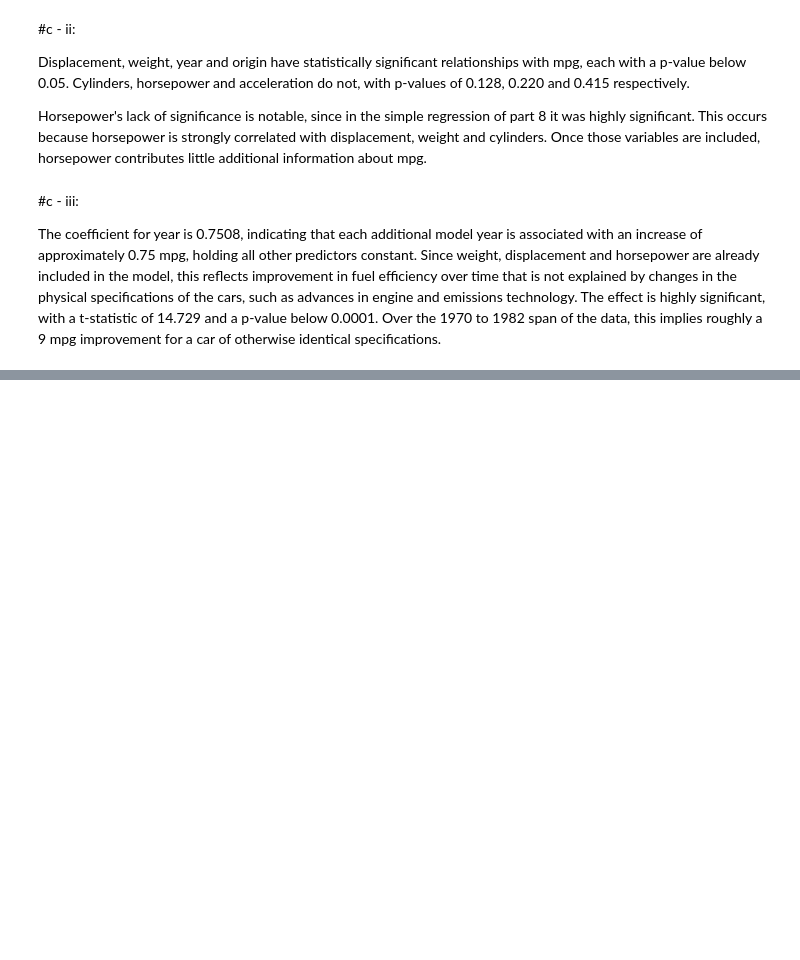
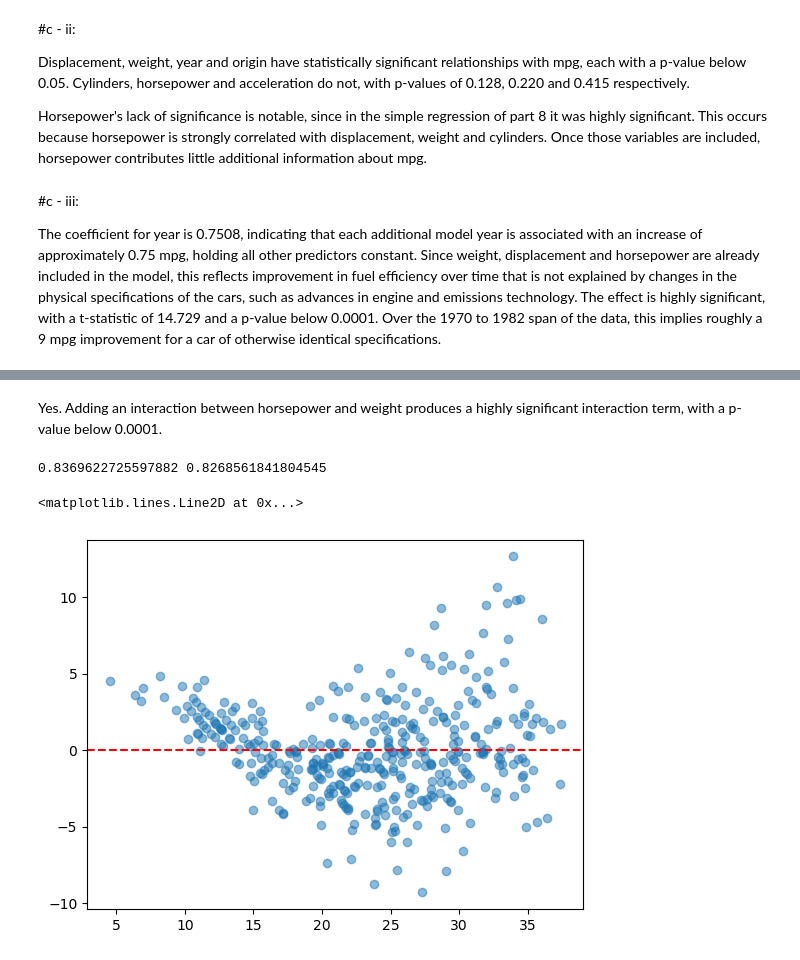
Before and after one commit to fatima-zahra20/ISLP-Solutions, a Jupyter notebook: MySolutionISLP_02.ipynb, the cells around one changed output, grey strips where cells are left out. Saved outputs shown, nothing was run; the diff lists cells and outputs as text; code cells hidden in the pictures; blank space fills up the shorter version.

```diff
--- a/MySolutionISLP_02.ipynb
+++ b/MySolutionISLP_02.ipynb
@@ -399,0 +423,10 @@ The coefficient for year is 0.7508, indicating that each additional model year i
+# %%
+# e)
+
+
+X = auto.drop(columns=['name', 'mpg', 'hp2', 'ones'], errors='ignore')
+X = sm.add_constant(X)
+X_int = X.copy()
+X_int['hp_x_weight'] = auto['horsepower'] * auto['weight']
+model_int = sm.OLS(y, X_int).fit()
+print(model_int.summary())
@@ -399,0 +451,28 @@ The coefficient for year is 0.7508, indicating that each additional model year i
+# %% [markdown]
+Yes. Adding an interaction between horsepower and weight produces a highly significant interaction term, with a p-value below 0.0001.
+# %%
+# f)
+
+import numpy as np
+
+base = auto.drop(columns=['name','mpg','hp2','ones'], errors='ignore')
+
+# log
+X_log = base.copy()
+X_log['horsepower'] = np.log(auto['horsepower'])
+m_log = sm.OLS(y, sm.add_constant(X_log)).fit()
+
+# square root
+X_sqrt = base.copy()
+X_sqrt['horsepower'] = np.sqrt(auto['horsepower'])
+m_sqrt = sm.OLS(y, sm.add_constant(X_sqrt)).fit()
+
+print(m_log.rsquared, m_sqrt.rsquared)
+# %% [output]
+0.8369622725597882 0.8268561841804545
+# %%
+plt.scatter(m_log.fittedvalues, m_log.resid, alpha=0.5)
+plt.axhline(0, color='r', ls='--')
+# %% [output]
+<matplotlib.lines.Line2D at 0x...>
+[figure, added]
```
Also changed, not shown: parts of 5 cells of this notebook.
